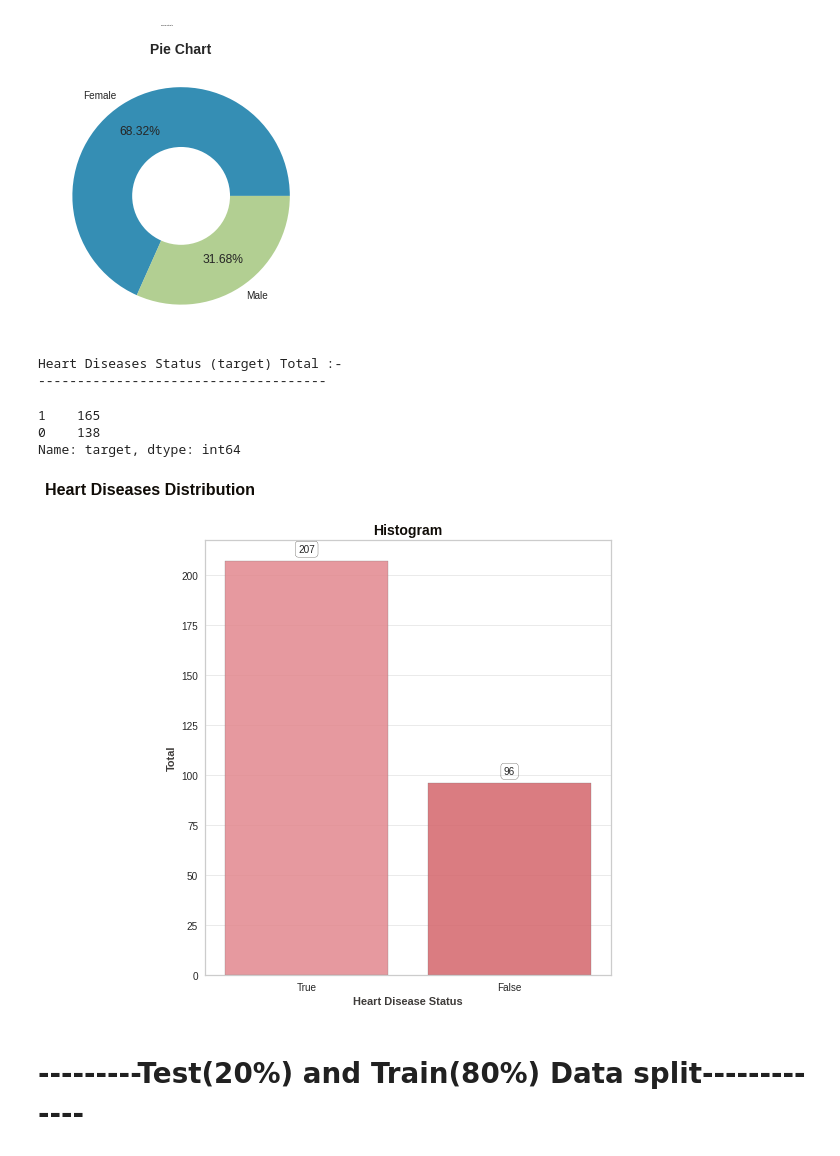
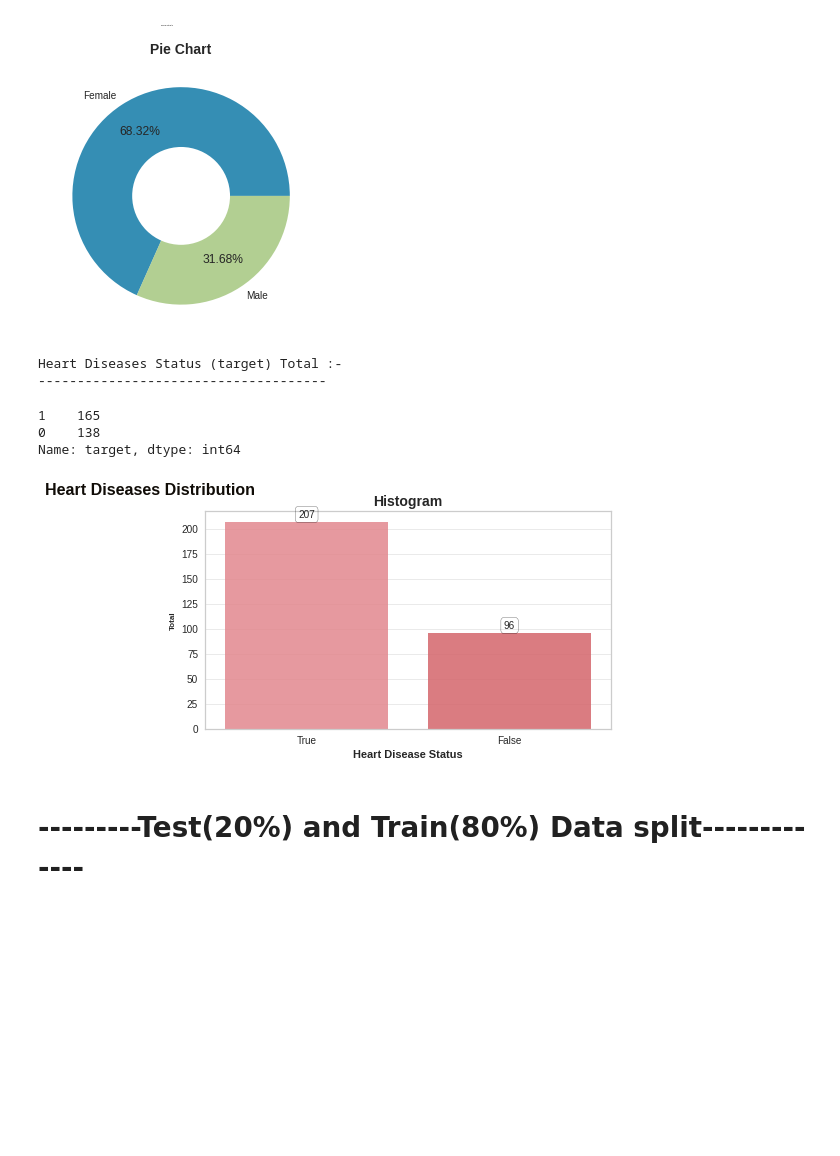
Before and after one commit to Eskerluminous/Heart_Disease-Dataset-Classification, a Jupyter notebook: Heart_disease.ipynb, the cells around one changed output. Cells and saved outputs as stored; diff of their text form; code cells hidden in the pictures; blank space fills up the shorter version.

```diff
--- a/Heart_disease.ipynb
+++ b/Heart_disease.ipynb
@@ -82,52 +82,40 @@ plt.gcf().gca().add_artist(centre)
 [figure]
 # %%
 from sklearn.preprocessing import MinMaxScaler
-
-
-colors=color_mix[3:5]
-
 labels=['True', 'False']
 order=df['target'].value_counts().index
-
 # --- Size for Both Figures ---
-plt.figure(figsize=(16,8))
+plt.figure(figsize=(16,4))
 plt.suptitle('Heart Diseases Distribution', fontweight='heavy',
              fontsize=16, fontfamily='sans-serif', color=black_grad[0])
-
 # --- Histogram ---
 countplt = plt.subplot(1, 2, 2)
-plt.title('Histogram', fontweight='bold', fontsize=14, fontfamily='sans-serif',
-          color=black_grad[0])
-ax = sns.countplot(x='sex', data=df, palette=colors, order=order,
-                   edgecolor=black_grad[2], alpha=0.85)
+plt.title('Histogram', fontweight='bold', fontsize=14)
+ax = sns.countplot(x='sex', data=df, palette=colors, order=order, alpha=0.85)
 
 for rect in ax.patches:
     ax.text (rect.get_x()+rect.get_width()/2,
              rect.get_height()+4.25,rect.get_height(),
              horizontalalignment='center', fontsize=10,
-             bbox=dict(facecolor='none', edgecolor=black_grad[0], linewidth=0.25,
+             bbox=dict(facecolor='none', linewidth=0.25,
                        boxstyle='round'))
 
-plt.xlabel('Heart Disease Status', fontweight='bold', fontsize=11,
-           fontfamily='sans-serif', color=black_grad[1])
-plt.ylabel('Total', fontweight='bold', fontsize=8, fontfamily='sans-serif',
-           color=black_grad[1])
+plt.xlabel('Heart Disease Status', fontweight='bold', fontsize=11)
+plt.ylabel('Total', fontweight='bold', fontsize=8)
 plt.xticks([0, 1], labels)
 plt.grid(axis='y', alpha=0.4)
 countplt
 
-
-
 print('Heart Diseases Status (target) Total :-')
 print('-' * 37)
 df.target.value_counts(dropna=False)
 # %% [output]
 Heart Diseases Status (target) Total :-
 -------------------------------------
 1    165
 0    138
 Name: target, dtype: int64
-[figure, old version]
+[figure, new version]
 # %% [markdown]
 
 
```
